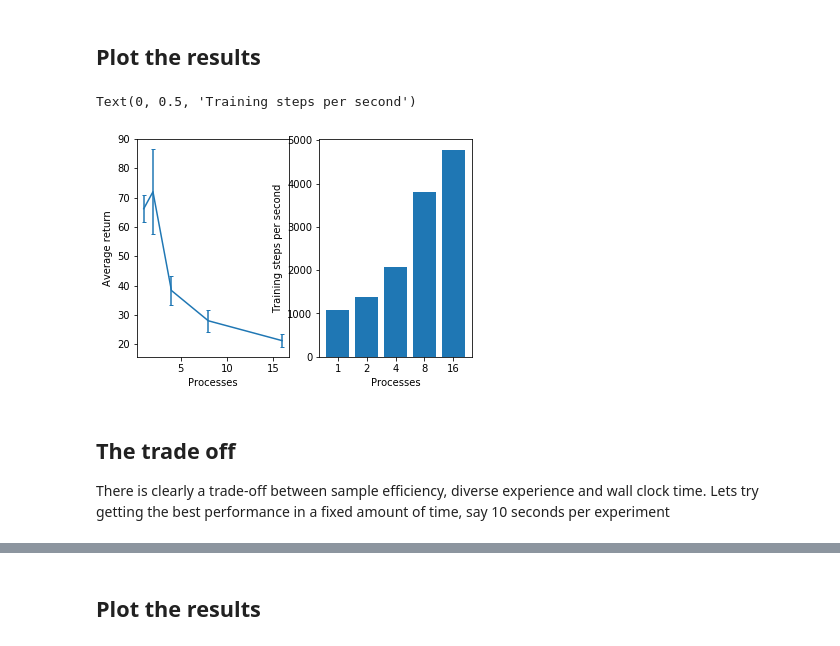
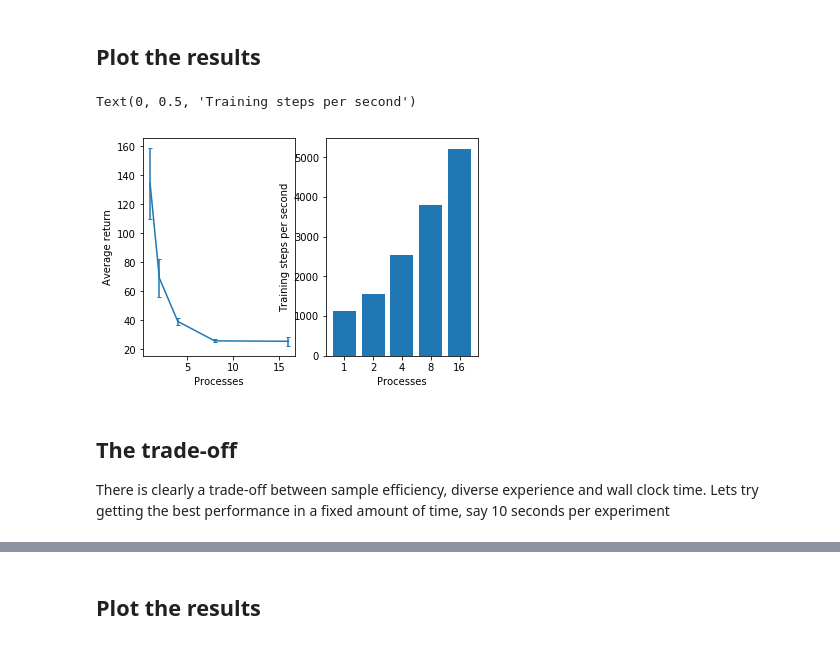
Before and after one commit to araffin/rl-tutorial-jnrr19, a Jupyter notebook: stable_baselines_multiprocessing.ipynb, the cells around one changed output, grey strips where cells are left out. Cells and saved outputs as stored; diff of their text form; code cells hidden in the pictures.

```diff
--- a/stable_baselines_multiprocessing.ipynb
+++ b/stable_baselines_multiprocessing.ipynb
@@ -165,21 +162,21 @@ Running for n_procs = 16
 # %%
 training_steps_per_second = [TRAIN_STEPS / t for t in training_times]
 
 plt.figure()
 plt.subplot(1,2,1)
-plt.errorbar(PROCESSES_TO_TEST, reward_averages, yerr=rewards_std, capsize=2)
+plt.errorbar(PROCESSES_TO_TEST, reward_averages, yerr=reward_std, capsize=2)
 plt.xlabel('Processes')
 plt.ylabel('Average return')
 plt.subplot(1,2,2)
 plt.bar(range(len(PROCESSES_TO_TEST)), training_steps_per_second)
 plt.xticks(range(len(PROCESSES_TO_TEST)),PROCESSES_TO_TEST)
 plt.xlabel('Processes')
 plt.ylabel('Training steps per second')
 # %% [output]
 Text(0, 0.5, 'Training steps per second')
-[figure, old version]
+[figure, new version]
 # %% [markdown]
-## The trade off
+## The trade-off
 There is clearly a trade-off between sample efficiency, diverse experience and wall clock time. Lets try getting the best performance in a fixed amount of time, say 10 seconds per experiment
 # %%
 SECONDS_PER_EXPERIMENT = 10
```
Also changed, not shown: parts of 6 cells of this notebook.
